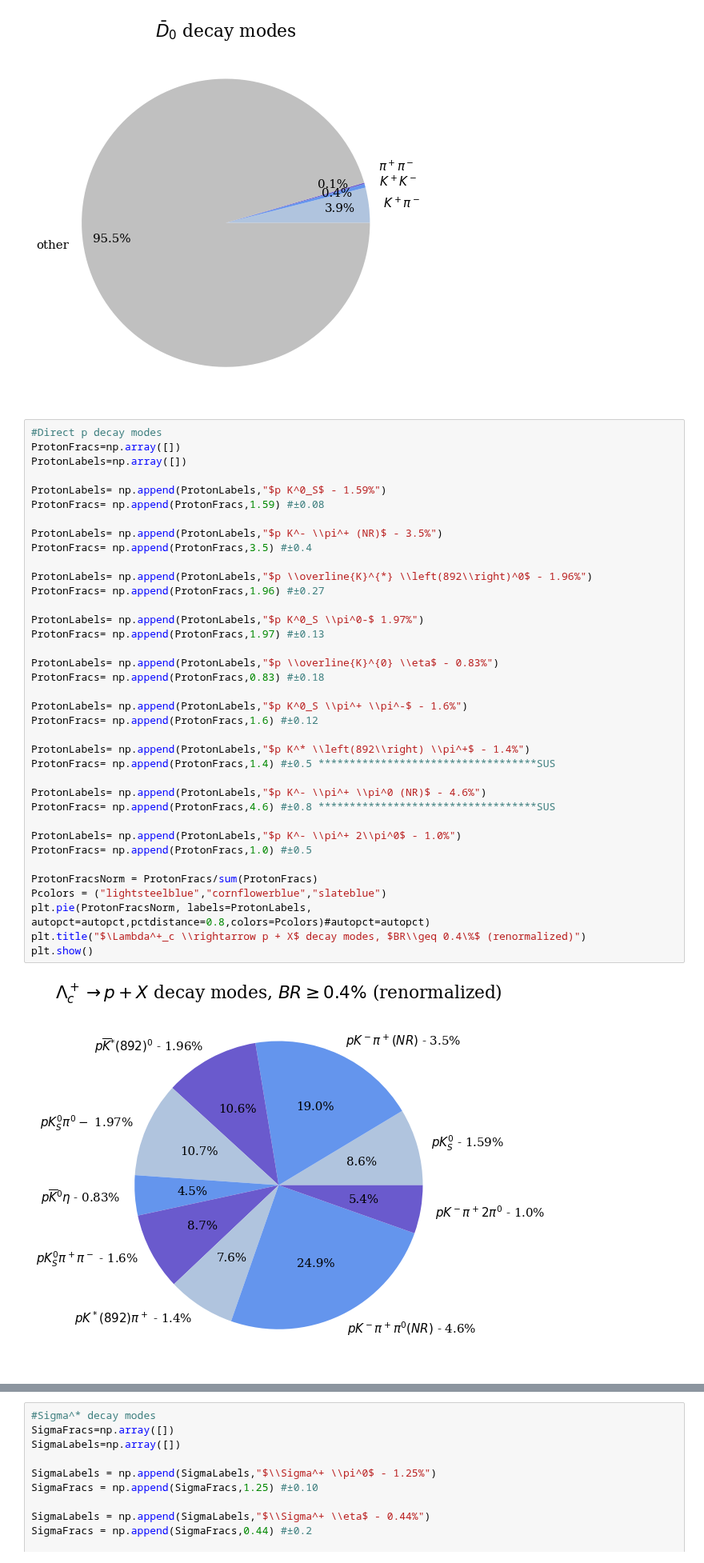
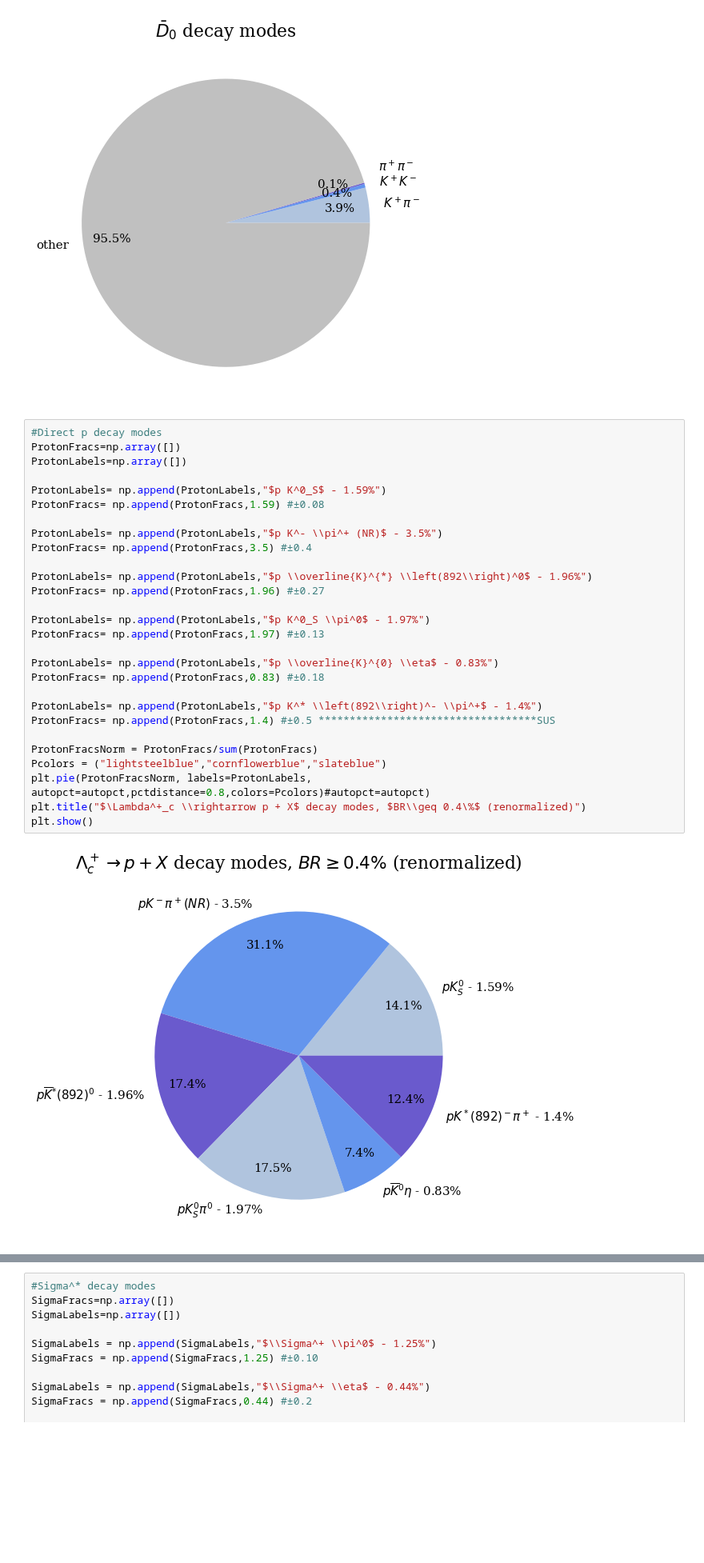
Before and after one commit to sebouh137/fcal_sim, a Jupyter notebook: PiCharts.ipynb, the cells around one changed output, grey strips where cells are left out. Shown at 80% size. Drawn from its saved outputs; the diff is of its cells as text; blank space fills up the shorter version.

Commit message:
new sadder pie charts

```diff
--- a/PiCharts.ipynb
+++ b/PiCharts.ipynb
@@ -81,42 +80,33 @@ plt.show()
 # %%
 #Direct p decay modes
 ProtonFracs=np.array([])
 ProtonLabels=np.array([])
 
 ProtonLabels= np.append(ProtonLabels,"$p K^0_S$ - 1.59%")
 ProtonFracs= np.append(ProtonFracs,1.59) #±0.08
 
 ProtonLabels= np.append(ProtonLabels,"$p K^- \\pi^+ (NR)$ - 3.5%")
 ProtonFracs= np.append(ProtonFracs,3.5) #±0.4
 
 ProtonLabels= np.append(ProtonLabels,"$p \\overline{K}^{*} \\left(892\\right)^0$ - 1.96%")
 ProtonFracs= np.append(ProtonFracs,1.96) #±0.27
 
-ProtonLabels= np.append(ProtonLabels,"$p K^0_S \\pi^0-$ 1.97%")
+ProtonLabels= np.append(ProtonLabels,"$p K^0_S \\pi^0$ - 1.97%")
 ProtonFracs= np.append(ProtonFracs,1.97) #±0.13
 
 ProtonLabels= np.append(ProtonLabels,"$p \\overline{K}^{0} \\eta$ - 0.83%")
 ProtonFracs= np.append(ProtonFracs,0.83) #±0.18
 
-ProtonLabels= np.append(ProtonLabels,"$p K^0_S \\pi^+ \\pi^-$ - 1.6%")
-ProtonFracs= np.append(ProtonFracs,1.6) #±0.12
-
-ProtonLabels= np.append(ProtonLabels,"$p K^* \\left(892\\right) \\pi^+$ - 1.4%")
+ProtonLabels= np.append(ProtonLabels,"$p K^* \\left(892\\right)^- \\pi^+$ - 1.4%")
 ProtonFracs= np.append(ProtonFracs,1.4) #±0.5 ***********************************SUS
-
-ProtonLabels= np.append(ProtonLabels,"$p K^- \\pi^+ \\pi^0 (NR)$ - 4.6%")
-ProtonFracs= np.append(ProtonFracs,4.6) #±0.8 ***********************************SUS
-
-ProtonLabels= np.append(ProtonLabels,"$p K^- \\pi^+ 2\\pi^0$ - 1.0%")
-ProtonFracs= np.append(ProtonFracs,1.0) #±0.5
 
 ProtonFracsNorm = ProtonFracs/sum(ProtonFracs)
 Pcolors = ("lightsteelblue","cornflowerblue","slateblue")
 plt.pie(ProtonFracsNorm, labels=ProtonLabels, autopct=autopct,pctdistance=0.8,colors=Pcolors)#autopct=autopct)
 plt.title("$\Lambda^+_c \\rightarrow p + X$ decay modes, $BR\\geq 0.4\%$ (renormalized)")
 plt.show()
 # %% [output]
-[figure, old version]
+[figure, new version]
 # %%
 #Lambda 0 decay modes:
 Lambda0Fracs=np.array([])
```
Also changed, not shown: parts of 4 cells of this notebook.
